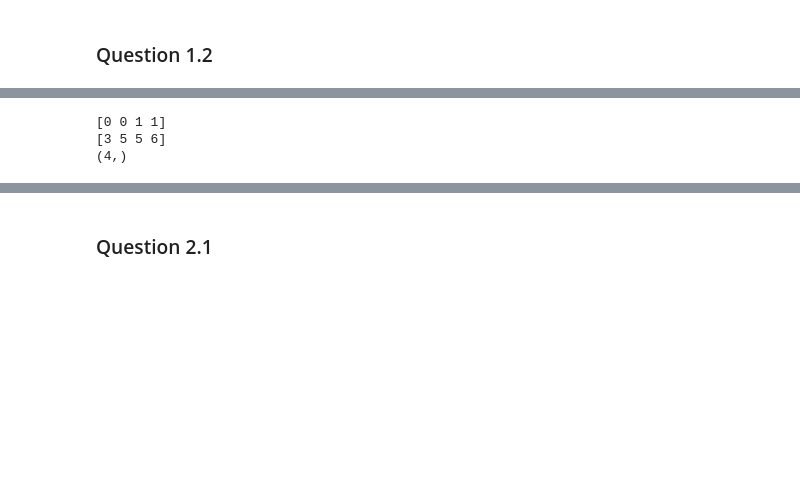
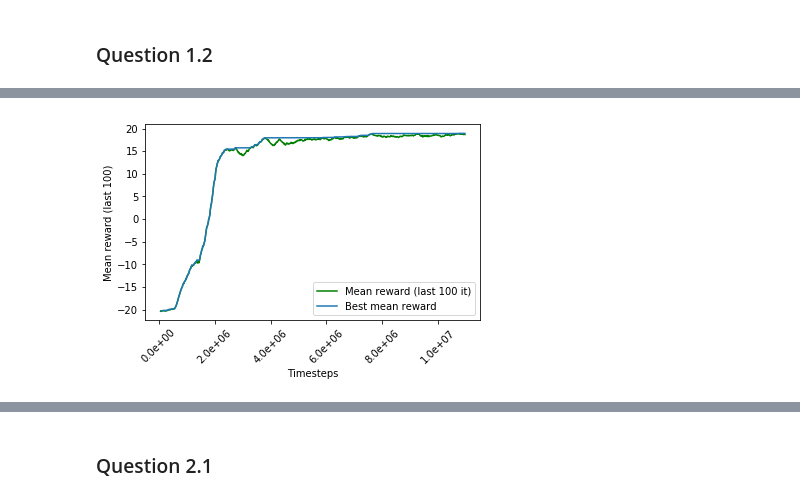
Before and after one commit to muthissar/homework, a Jupyter notebook: hw3/QLearning.ipynb, the cells around one changed output, grey strips where cells are left out. Cells and saved outputs as stored; diff of their text form; code cells hidden in the pictures; blank space fills up the shorter version.

```diff
--- a/hw3/QLearning.ipynb
+++ b/hw3/QLearning.ipynb
@@ -26,10 +64,2 @@ with open('vanila_results.pkl','rb') as reward_file:
 # %% [markdown]
 ### Question 1.2
-# %%
-with open('DoubleQ_results.pkl','rb') as reward_file:
-    rewards  = pickle.load(reward_file)
-    fig = plt.figure()
-    plt.plot(rewards)
-    plt.xlabel('Number of environment steps (in 10000)')
-    plt.ylabel('Mean reward')
-    plt.show(fig)
@@ -41,20 +66,11 @@ import tensorflow as tf
-# %%
-tf_config = tf.ConfigProto(inter_op_parallelism_threads=1,
-        #device_count = {'GPU': 0},
-        #intra_op_parallelism_threads=1,
-        gpu_options = tf.GPUOptions(
-            #per_process_gpu_memory_fraction=1./16. # 1gb
-            allow_growth=True
-        )
-    )
-with tf.Session(config=tf_config) as sess:
-    a = tf.constant([[3,1],[5,2],[2,5],[1,6]])
-    b = tf.argmax(a,axis=-1)
-    c = tf.squeeze(tf.batch_gather(a,tf.expand_dims(b,axis=1)))
-    #print(b.eval())
-    #print(c.eval())
-    print(c.shape)
-# %% [output]
-[0 0 1 1]
-[3 5 5 6]
-(4,)
+# %%
+#with open('DoubleQ_results.pkl','rb') as reward_file:
+#with open('4099900a-cfe5-44c0-a49e-3f5a8e6b2e4b.pkl','rb') as reward_file:
+with open('mean_rewba72b328-77eb-4574-a14f-d15329e8378d.pkl','rb')\
+    as reward_file:
+    rewards  = pickle.load(reward_file)
+    #print_rewards()
+    #plot_rewards(rewards)
+    plot_rewards_2(rewards)
+# %% [output]
+[figure, added]
```
Also changed, not shown: parts of 22 cells of this notebook, 3 other files.
